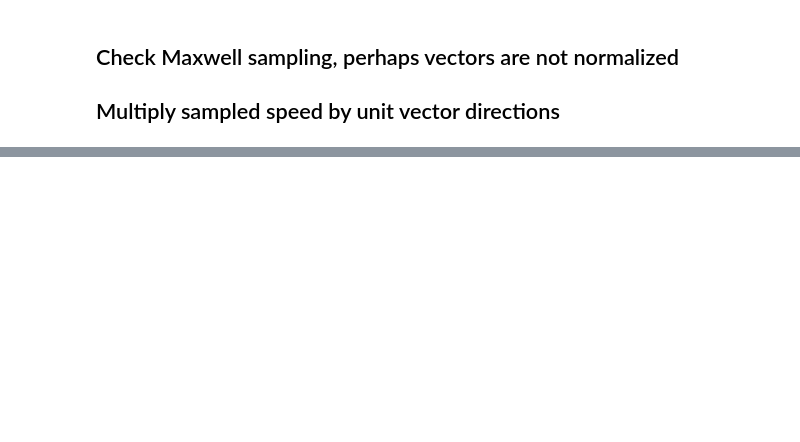
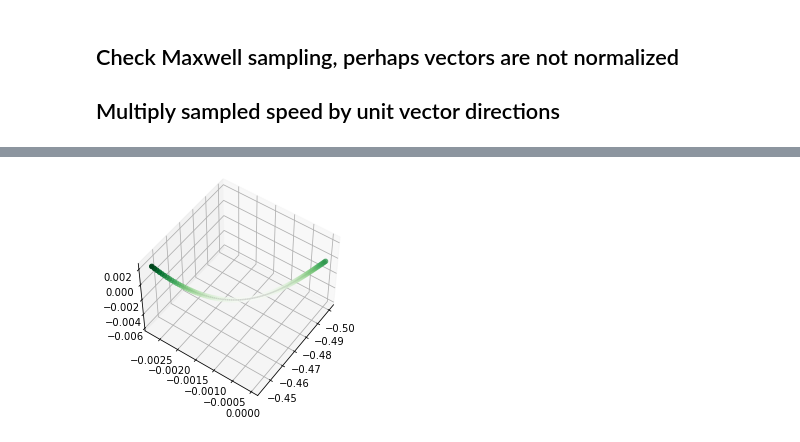
Before and after one commit to 18BME2104/MagneticMirror, a Jupyter notebook: notebooks/simulation.ipynb, the cells around one changed output, grey strips where cells are left out. Drawn from its saved outputs; the diff is of its cells as text; code cells hidden in the pictures; blank space fills up the shorter version.

Commit message:
fixed a bug in particle update and did some inspection in simulation

```diff
--- a/notebooks/simulation.ipynb
+++ b/notebooks/simulation.ipynb
@@ -50,4 +52,12 @@ H+
+# %%
+particle_track_indices = [10, 20, 30, 40]
+dT = 10**(-6) # 10 seconds
+stepT = 10**(-8) # 0.1 seconds time step
+E_0 = 1000 # say 1000 Volts (voltage) per meter (size of chamber)
+E_dirn = [1,0,0] #in the x-direction [1,0,0]
+B_0 = 10 * (10**(-3)) # Meant to say 10 mT
+B_dirn = [0,1,0] #in the y-direction [0,1,0]
+argsE = [element * E_0 for element in E_dirn] # currently the uniform_E_field configuration is used
+argsB = [element * B_0 for element in B_dirn]# currently the uniform_B_field configuration is used
 # %%
-'''
-run.update_batch_with_unchanging_fields(self, index, dT, stepT, argsE, argsB)
-'''
+positions_and_velocities = run.update_batch_with_unchanging_fields(0, dT, stepT, argsE, argsB, particle_track_indices)
@@ -53,0 +82,2 @@ run.update_batch_with_unchanging_fields(self, index, dT, stepT, argsE, argsB)
+# %%
+pv_of_30th_particle = positions_and_velocities[30] #Check some error in values
@@ -53,0 +106,6 @@ run.update_batch_with_unchanging_fields(self, index, dT, stepT, argsE, argsB)
+# %%
+positions_30 = []
+velocities_30 = []
+for i in range(len(pv_of_30th_particle)):
+    positions_30.append(pv_of_30th_particle[i][1])
+    velocities_30.append(pv_of_30th_particle[i][2])
@@ -53,0 +138,19 @@ run.update_batch_with_unchanging_fields(self, index, dT, stepT, argsE, argsB)
+# %%
+fig = plt.figure()
+ax = plt.axes(projection='3d')
+ax.view_init(50, 35)
+
+# Data for a three-dimensional line
+zline = [elem[2] for elem in positions_30]
+xline = [elem[0] for elem in positions_30]
+yline = [elem[1] for elem in positions_30]
+ax.plot3D(xline, yline, zline, 'gray')
+
+
+# Data for three-dimensional scattered points
+zdata = [elem[2] for elem in positions_30]
+xdata = [elem[0] for elem in positions_30]
+ydata = [elem[1] for elem in positions_30]
+ax.scatter3D(xdata, ydata, zdata, c=zdata, cmap='Greens');
+# %% [output]
+[figure, added]
```
Also changed, not shown: parts of 26 cells of this notebook, 7 other files.
